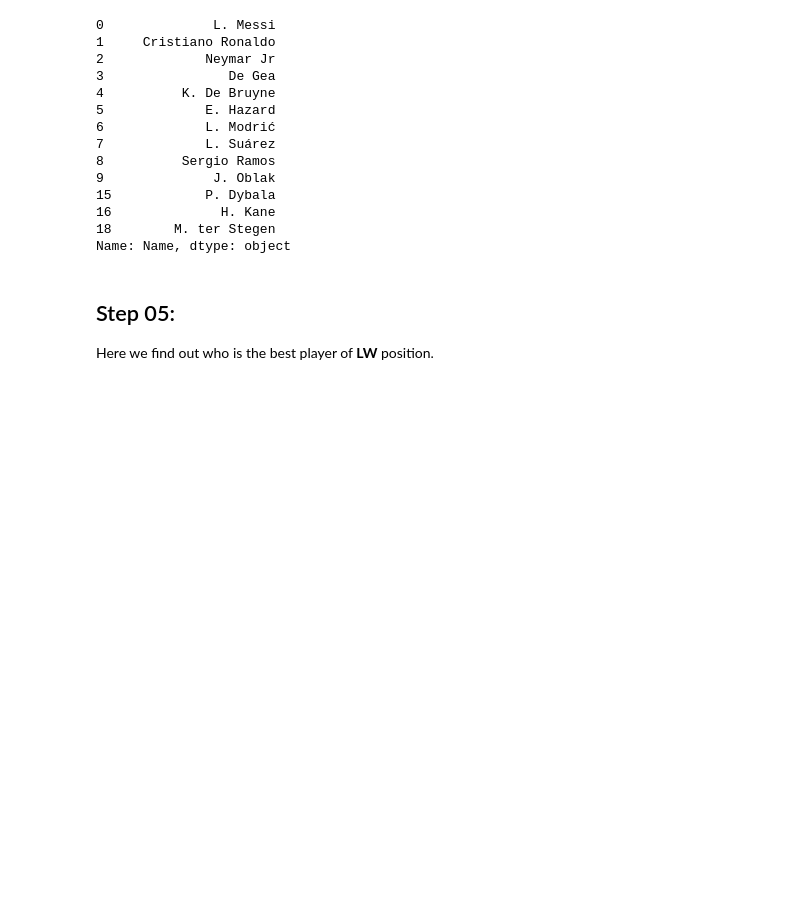
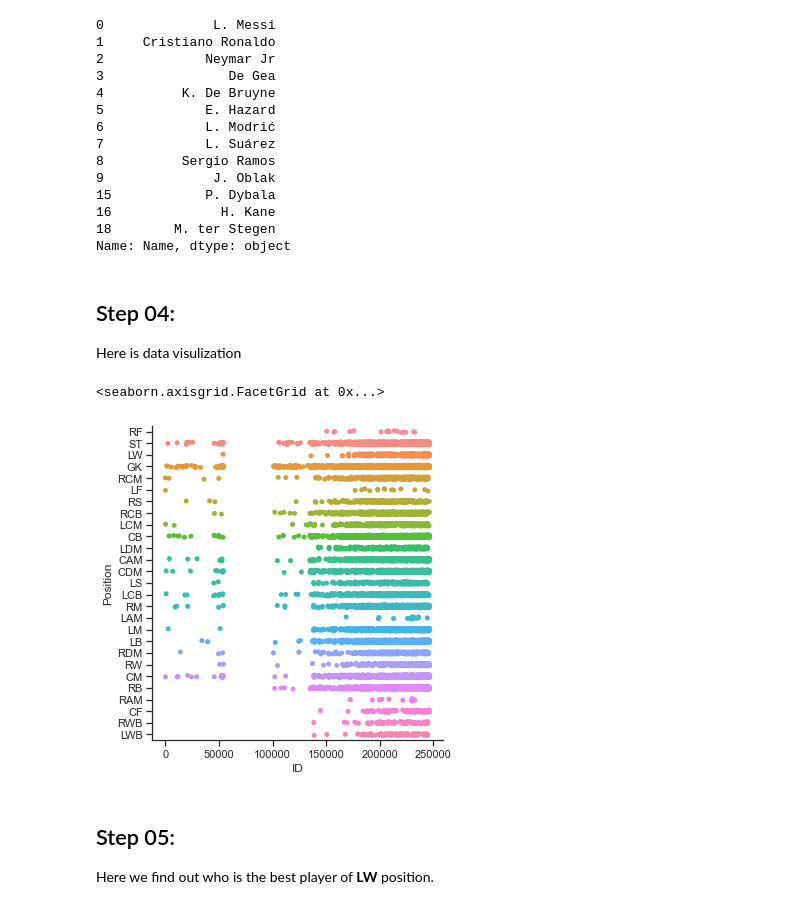
Before and after one commit to rizimore/python-playground, a Jupyter notebook: assignments/assignment-01/SP19-BSE-006-ASSIGNMENT-01.ipynb, the cells around one changed output. Saved outputs shown, nothing was run; the diff lists cells and outputs as text; code cells hidden in the pictures; blank space fills up the shorter version.

Commit message:
fifa 19 data analysis

```diff
--- a/assignments/assignment-01/SP19-BSE-006-ASSIGNMENT-01.ipynb
+++ b/assignments/assignment-01/SP19-BSE-006-ASSIGNMENT-01.ipynb
@@ -97,3 +99,8 @@ df.query('Overall > 88 & Potential > 90').sort_values('Overall', ascending=False
 16              H. Kane
 18        M. ter Stegen
 Name: Name, dtype: object
+# %% [markdown]
+Step 04:
+---
+
+Here is data visulization
@@ -100,3 +109,10 @@ Name: Name, dtype: object
+# %%
+sns.set_theme(style="ticks")
+# %%
+sns.catplot(x="ID", y="Position", data=df)
+# %% [output]
+<seaborn.axisgrid.FacetGrid at 0x...>
+[figure, added]
 # %% [markdown]
 Step 05:
 ---
```
Also changed, not shown: parts of 8 cells of this notebook.
